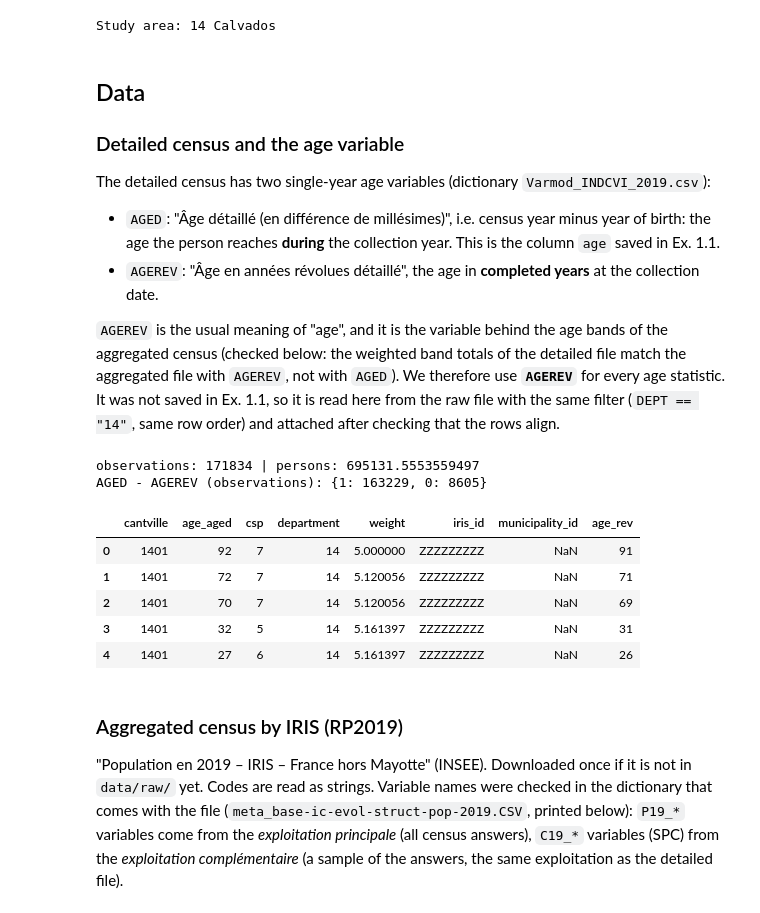
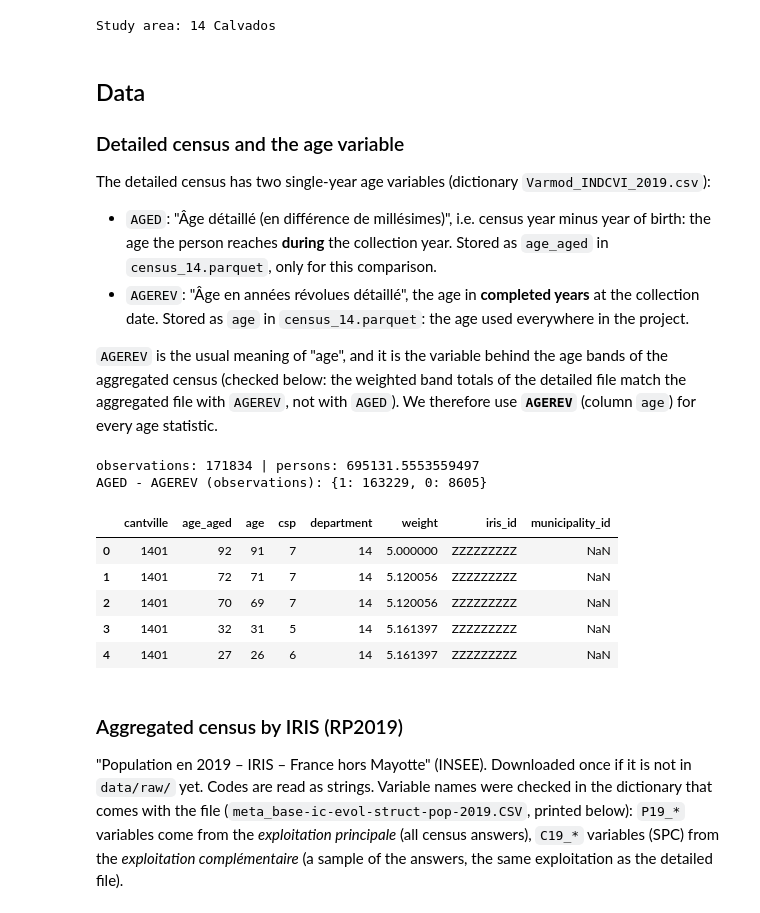
Before and after one commit to ek-popkova/uge-large-scale-models, a Jupyter notebook: notebooks/ex12_territorial_analysis_I.ipynb, the cells around one changed output. Cells and saved outputs as stored; diff of their text form; code cells hidden in the pictures.

```diff
--- a/notebooks/ex12_territorial_analysis_I.ipynb
+++ b/notebooks/ex12_territorial_analysis_I.ipynb
@@ -159,38 +158,29 @@ Study area: 14 Calvados
 The detailed census has two single-year age variables (dictionary `Varmod_INDCVI_2019.csv`):
 
 - `AGED`: "Âge détaillé (en différence de millésimes)", i.e. census year minus year of birth: the age the person
-  reaches **during** the collection year. This is the column `age` saved in Ex. 1.1.
-- `AGEREV`: "Âge en années révolues détaillé", the age in **completed years** at the collection date.
+  reaches **during** the collection year. Stored as `age_aged` in `census_14.parquet`, only for this comparison.
+- `AGEREV`: "Âge en années révolues détaillé", the age in **completed years** at the collection date. Stored as
+  `age` in `census_14.parquet`: the age used everywhere in the project.
 
 `AGEREV` is the usual meaning of "age", and it is the variable behind the age bands of the aggregated census
 (checked below: the weighted band totals of the detailed file match the aggregated file with `AGEREV`, not with
-`AGED`). We therefore use **`AGEREV`** for every age statistic. It was not saved in Ex. 1.1, so it is read here from the
-raw file with the same filter (`DEPT == "14"`, same row order) and attached after checking that the rows align.
+`AGED`). We therefore use **`AGEREV`** (column `age`) for every age statistic.
-# %%
-df_census = pd.read_parquet(CENSUS_PARQUET)
-
-columns = {"DEPT": str, "IPONDI": float, "AGEREV": int}
-chunks = pd.read_csv(CENSUS_CSV, sep=";", usecols=columns.keys(), dtype=columns, chunksize=1_000_000)
-df_agerev = pd.concat([chunk[chunk["DEPT"] == DEPARTMENT] for chunk in chunks], ignore_index=True)
-
-# Same rows in the same order as census_14.parquet (identical weights row by row)
-assert len(df_agerev) == len(df_census)
-assert np.array_equal(df_agerev["IPONDI"].to_numpy(), df_census["weight"].to_numpy())
-df_census["age_rev"] = df_agerev["AGEREV"].to_numpy()
-df_census = df_census.rename(columns={"age": "age_aged"})   # AGED, kept for comparison
-
-print("observations:", len(df_census), "| persons:", df_census["weight"].sum())
-print("AGED - AGEREV (observations):", (df_census["age_aged"] - df_census["age_rev"]).value_counts().to_dict())
-df_census.head()
-# %% [output]
-observations: 171834 | persons: 695131.5553559497
-AGED - AGEREV (observations): {1: 163229, 0: 8605}
-|  | cantville | age_aged | csp | department | weight | iris_id | municipality_id | age_rev |
-| 0 | 1401 | 92 | 7 | 14 | 5.000000 | ZZZZZZZZZ | NaN | 91 |
-| 1 | 1401 | 72 | 7 | 14 | 5.120056 | ZZZZZZZZZ | NaN | 71 |
-| 2 | 1401 | 70 | 7 | 14 | 5.120056 | ZZZZZZZZZ | NaN | 69 |
-| 3 | 1401 | 32 | 5 | 14 | 5.161397 | ZZZZZZZZZ | NaN | 31 |
-| 4 | 1401 | 27 | 6 | 14 | 5.161397 | ZZZZZZZZZ | NaN | 26 |
+# %%
+df_census = pd.read_parquet(CENSUS_PARQUET)
+assert {"age", "age_aged", "csp", "weight", "municipality_id"} <= set(df_census.columns)
+
+print("observations:", len(df_census), "| persons:", df_census["weight"].sum())
+print("AGED - AGEREV (observations):", (df_census["age_aged"] - df_census["age"]).value_counts().to_dict())
+df_census.head()
+# %% [output]
+observations: 171834 | persons: 695131.5553559497
+AGED - AGEREV (observations): {1: 163229, 0: 8605}
+|  | cantville | age_aged | age | csp | department | weight | iris_id | municipality_id |
+| 0 | 1401 | 92 | 91 | 7 | 14 | 5.000000 | ZZZZZZZZZ | NaN |
+| 1 | 1401 | 72 | 71 | 7 | 14 | 5.120056 | ZZZZZZZZZ | NaN |
+| 2 | 1401 | 70 | 69 | 7 | 14 | 5.120056 | ZZZZZZZZZ | NaN |
+| 3 | 1401 | 32 | 31 | 5 | 14 | 5.161397 | ZZZZZZZZZ | NaN |
+| 4 | 1401 | 27 | 26 | 6 | 14 | 5.161397 | ZZZZZZZZZ | NaN |
 # %% [markdown]
 ### Aggregated census by IRIS (RP2019)
 
```
Also changed, not shown: parts of 8 cells of this notebook, 4 other files.
